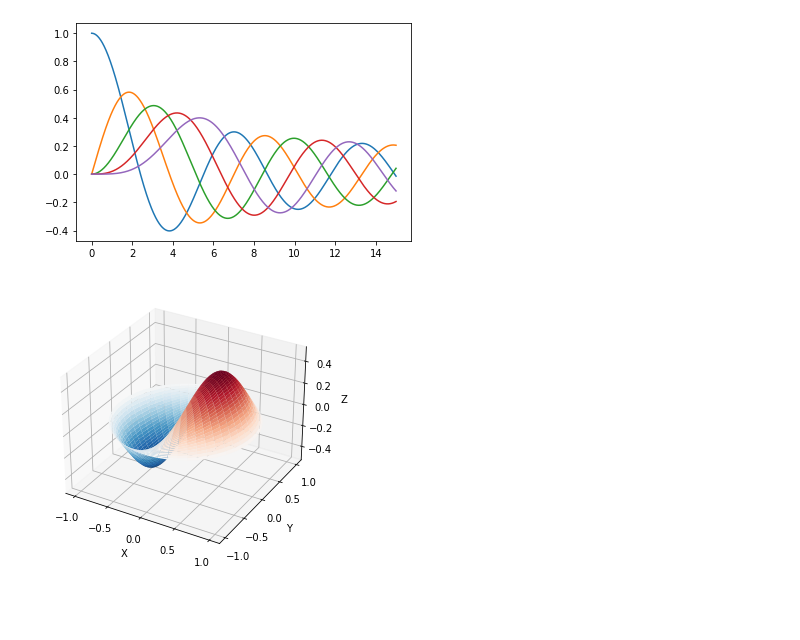
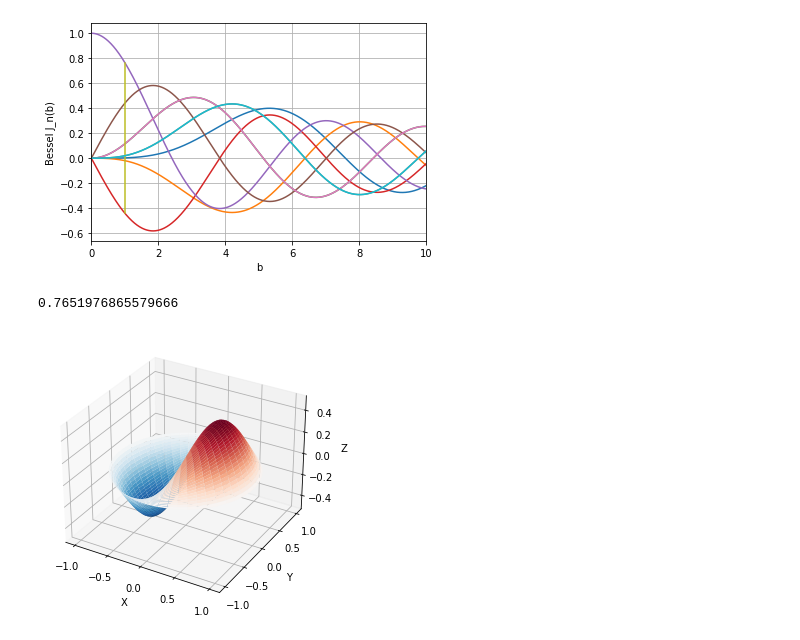
Before and after one commit to AndreasFMueller/SeminarSpezielleFunktionen, a Jupyter notebook: buch/papers/fm/Python animation/Bessel-FM.ipynb, the cells around one changed output. Drawn from its saved outputs; the diff is of its cells as text; code cells hidden in the pictures; blank space fills up the shorter version.

Commit message:
presentation FM-Bessel

```diff
--- a/buch/papers/fm/Python animation/Bessel-FM.ipynb
+++ b/buch/papers/fm/Python animation/Bessel-FM.ipynb
@@ -40,18 +30,14 @@ ValueError: operands could not be broadcast together with shapes (3,) (600,)
 # %%
+# Number of samplepoints
+N = 800
+# sample spacing
+T = 1.0 / 1000.0
+x = np.linspace(0.01, N*T, N)
 
-# Number of samplepoints
-N = 600
-# sample spacing
-T = 1.0 / 800.0
-x = np.linspace(0.0, N*T, N)
-y = sc.jv(3,x)#np.sin(50.0 * 2.0*np.pi*x) + 0.5*np.sin(80.0 * 2.0*np.pi*x)
-yf = scipy.fftpack.fft(y)
-xf = np.linspace(0.0, 1.0/(2.0*T), N//2)
-
-fig, ax = plt.subplots()
-ax.plot(xf, 2.0/N * np.abs(yf[:N//2]))
-ax.set(
-    xlim=(0, 100)
-)
+y_old = np.sin(100* 2.0*np.pi*x+1*np.sin(15* 2.0*np.pi*x))
+yf_old = fft(y_old)/(100*np.pi)
+xf = fftfreq(N, 1 / 1000)
+plt.plot(xf, np.abs(yf_old))
+#plt.xlim(-150, 150)
 plt.show()
 # %% [output]
@@ -59,12 +49,21 @@ plt.show()
 # %%
 
-for n in range (5):
-    x = np.linspace(0,15,1000)
+for n in range (-4,4):
+    x = np.linspace(0,11,1000)
     y = sc.jv(n,x)
     plt.plot(x, y, '-')
+plt.plot([1,1],[sc.jv(0,1),sc.jv(-1,1)],)
+plt.xlim(0,10)
+plt.grid(True)
+plt.ylabel('Bessel J_n(b)')
+plt.xlabel('b')
+plt.plot(x, y)
 plt.show()
+
+print(sc.jv(0,1))
 # %% [output]
-[figure, old version]
+[figure, new version]
+0.7651976865579666
 # %%
 from scipy import special
 
```
Also changed, not shown: parts of 4 cells of this notebook, 28 other files.
